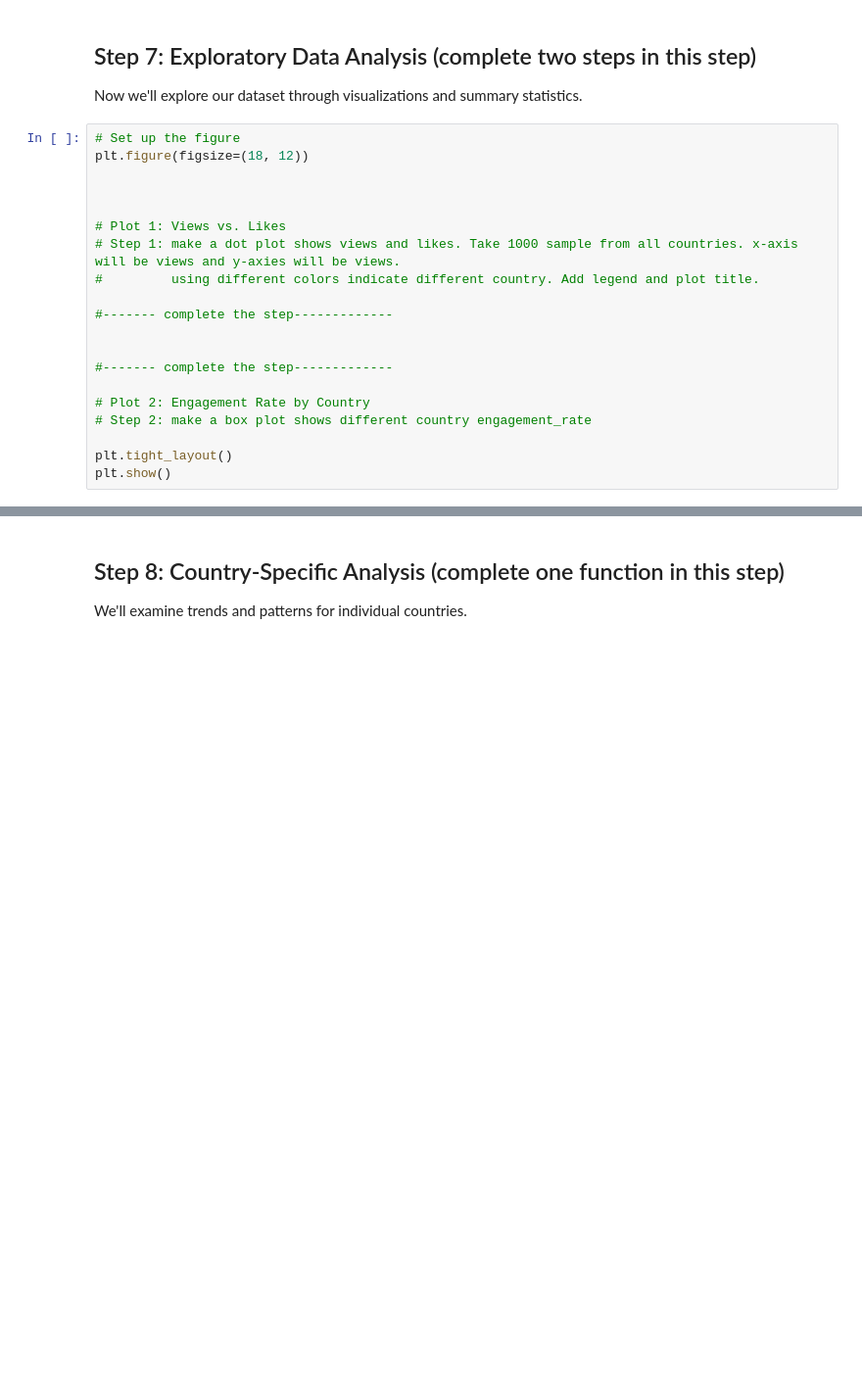
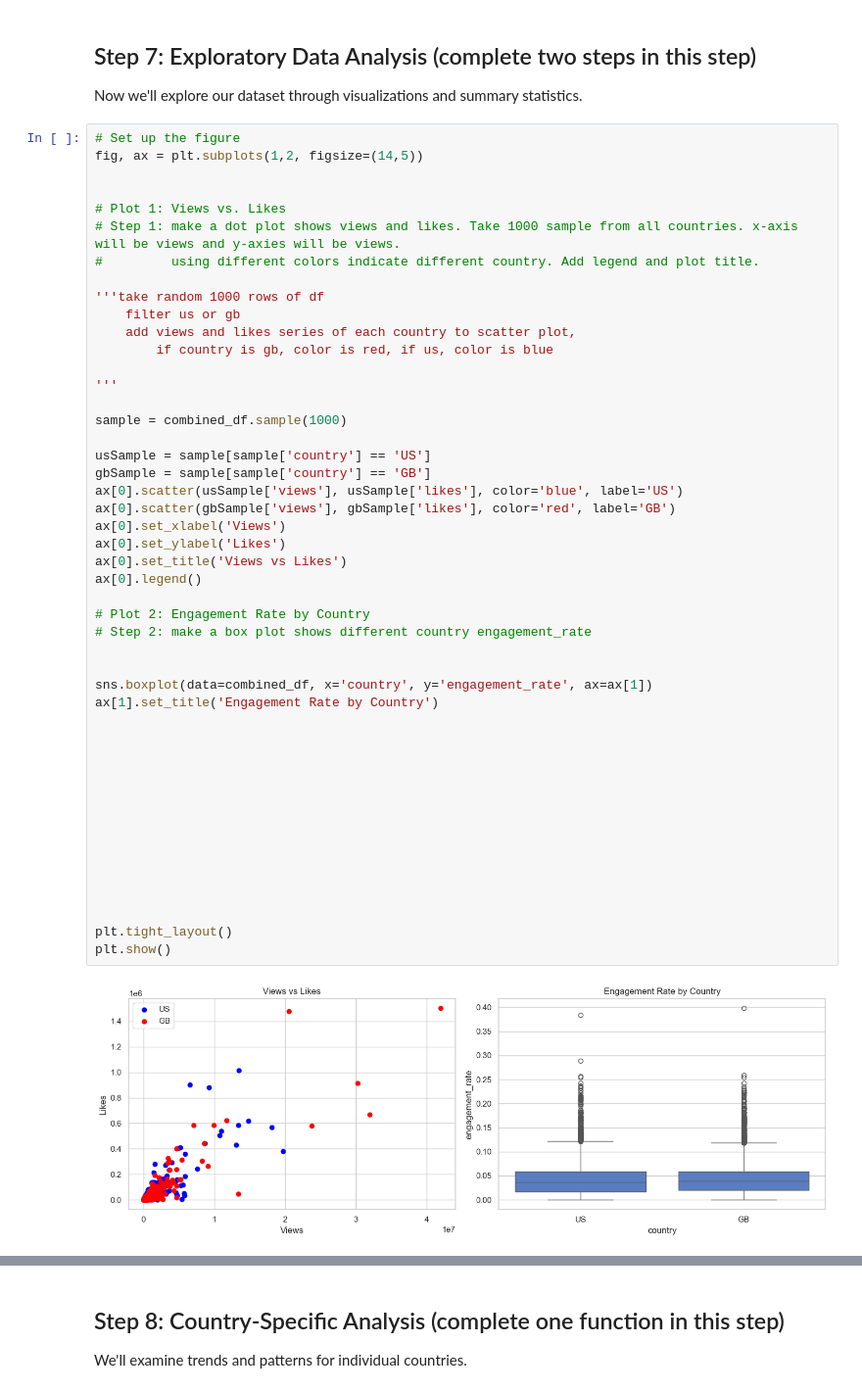
Before and after one commit to nyle06dn/VideoAnalysis, a Jupyter notebook: VideoAnalysis-HW.ipynb, the cells around one changed output, grey strips where cells are left out. Shown at 98% size. Saved outputs shown, nothing was run; the diff lists cells and outputs as text; blank space fills up the shorter version.

```diff
--- a/VideoAnalysis-HW.ipynb
+++ b/VideoAnalysis-HW.ipynb
@@ -277,21 +273,50 @@ New features created:
 Now we'll explore our dataset through visualizations and summary statistics.
 # %%
 # Set up the figure
-plt.figure(figsize=(18, 12))
-
+fig, ax = plt.subplots(1,2, figsize=(14,5))
 
 
 # Plot 1: Views vs. Likes
 # Step 1: make a dot plot shows views and likes. Take 1000 sample from all countries. x-axis will be views and y-axies will be views.
 #         using different colors indicate different country. Add legend and plot title.
 
-#------- complete the step-------------
+'''take random 1000 rows of df
+    filter us or gb
+    add views and likes series of each country to scatter plot,
+        if country is gb, color is red, if us, color is blue
 
+'''
 
-#------- complete the step-------------
+sample = combined_df.sample(1000)
+
+usSample = sample[sample['country'] == 'US']
+gbSample = sample[sample['country'] == 'GB']
+ax[0].scatter(usSample['views'], usSample['likes'], color='blue', label='US')
+ax[0].scatter(gbSample['views'], gbSample['likes'], color='red', label='GB')
+ax[0].set_xlabel('Views')
+ax[0].set_ylabel('Likes')
+ax[0].set_title('Views vs Likes')
+ax[0].legend()
 
 # Plot 2: Engagement Rate by Country
 # Step 2: make a box plot shows different country engagement_rate
 
+
+sns.boxplot(data=combined_df, x='country', y='engagement_rate', ax=ax[1])
+ax[1].set_title('Engagement Rate by Country')
+
+
+
+
+
+
+
+
+
+
+
+
 plt.tight_layout()
 plt.show()
+# %% [output]
+[figure, added]
```
Also changed, not shown: parts of 6 cells of this notebook, 1 other file.
